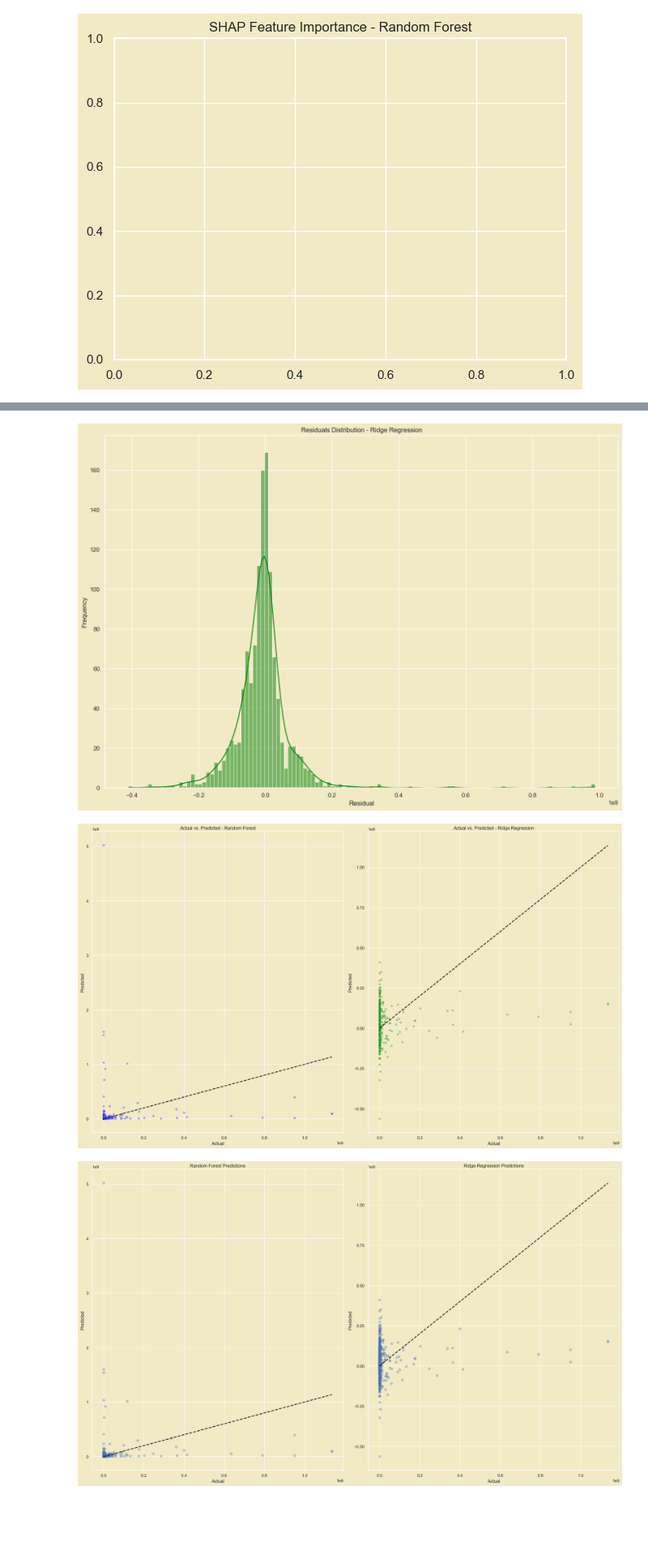
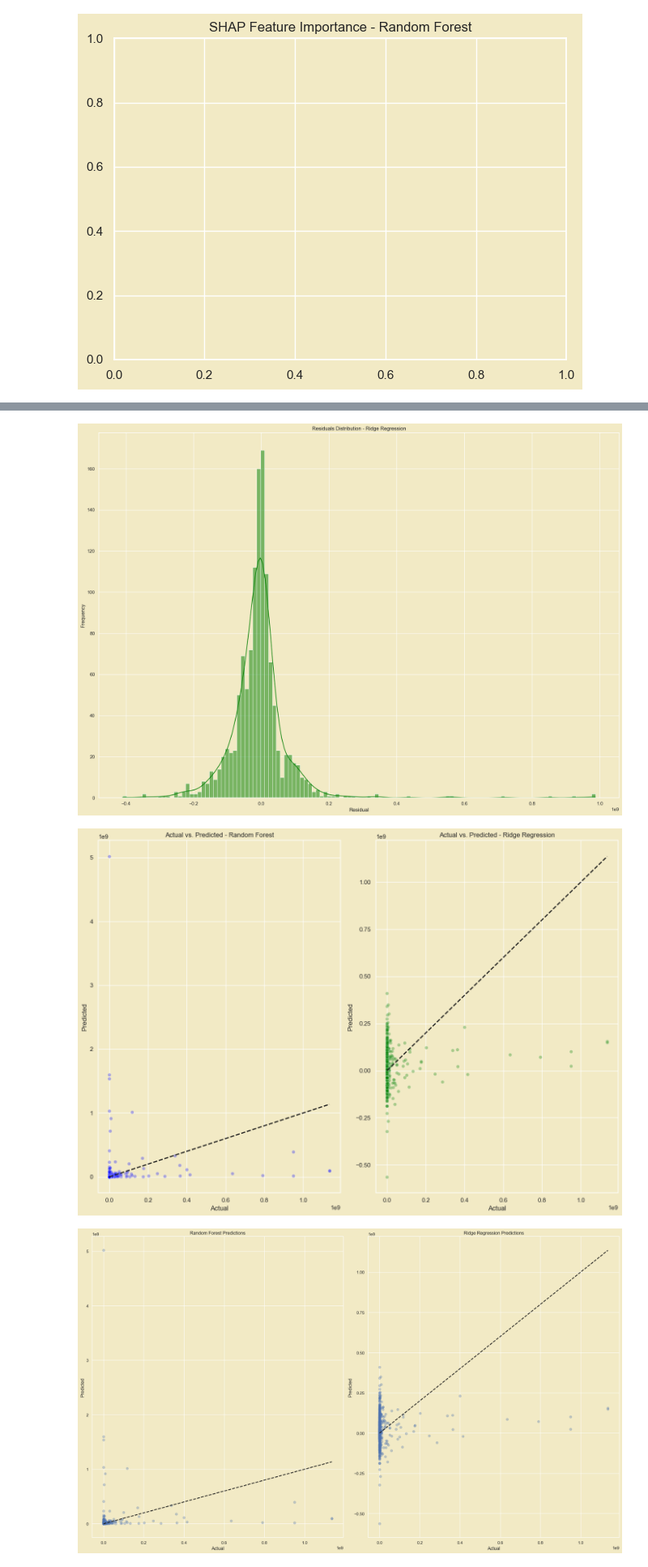
Before and after one commit to LNshuti/usgov-contracts-rag, a Jupyter notebook: src/notebooks/ml_usgov_contracts_ecommendation.ipynb, the cells around one changed output, grey strips where cells are left out. Shown at 81% size. Cells and saved outputs as stored; diff of their text form; code cells hidden in the pictures; blank space fills up the shorter version.

```diff
--- a/src/notebooks/ml_usgov_contracts_ecommendation.ipynb
+++ b/src/notebooks/ml_usgov_contracts_ecommendation.ipynb
@@ -1041,7 +1041,7 @@ plt.show()
 # %%
 # Ridge Regression Residuals
 ridge_residuals = y_test - ridge_predictions
-plt.figure(figsize=(14, 10))
+plt.figure(figsize=(18, 13))
 sns.histplot(ridge_residuals, kde=True, color='green')
 plt.title('Residuals Distribution - Ridge Regression')
 plt.xlabel('Residual')
@@ -1049,31 +1049,31 @@ plt.ylabel('Frequency')
 plt.tight_layout()
 plt.show()
 # %% [output]
-[figure, old version]
+[figure, new version]
 # %%
 # 5. Actual vs. Predicted Scatter Plots
-plt.figure(figsize=(20, 12))
+plt.figure(figsize=(14, 10))
 
 # Random Forest
 plt.subplot(1, 2, 1)
 sns.scatterplot(x=y_test, y=rf_predictions, alpha=0.3, color='blue')
 plt.plot([y_test.min(), y_test.max()], [y_test.min(), y_test.max()], 'k--', lw=2)
 plt.xlabel('Actual')
 plt.ylabel('Predicted')
 plt.title('Actual vs. Predicted - Random Forest')
 
 # Ridge Regression
 plt.subplot(1, 2, 2)
 sns.scatterplot(x=y_test, y=ridge_predictions, alpha=0.3, color='green')
 plt.plot([y_test.min(), y_test.max()], [y_test.min(), y_test.max()], 'k--', lw=2)
 plt.xlabel('Actual')
 plt.ylabel('Predicted')
 plt.title('Actual vs. Predicted - Ridge Regression')
 
 plt.tight_layout()
 plt.show()
 # %% [output]
-[figure, old version]
+[figure, new version]
 # %%
 # Plot the results
 plt.figure(figsize=(20, 12))
```
Also changed, not shown: parts of 3 cells of this notebook.
